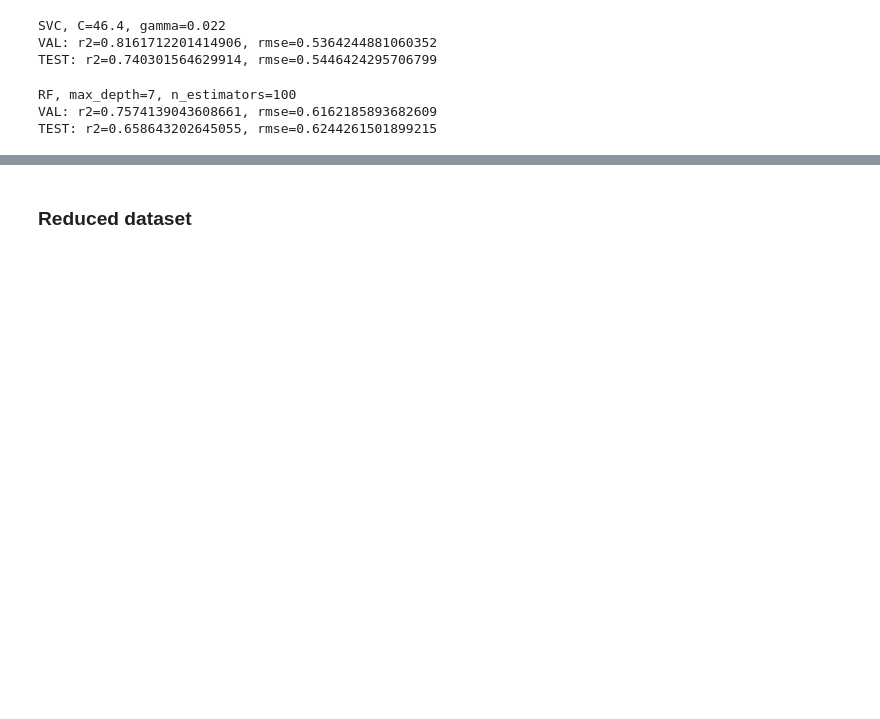
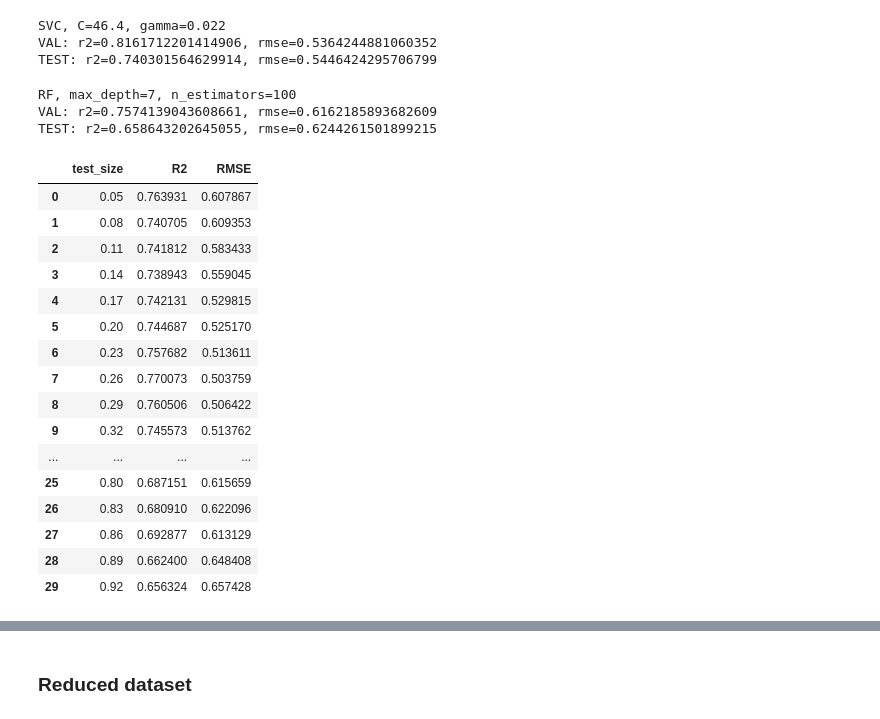
Before and after one commit to M3lo00/TOML_Homeworks, a Jupyter notebook: Homework3-4/model_training.ipynb, the cells around one changed output, grey strips where cells are left out. Drawn from its saved outputs; the diff is of its cells as text; code cells hidden in the pictures; blank space fills up the shorter version.

```diff
--- a/Homework3-4/model_training.ipynb
+++ b/Homework3-4/model_training.ipynb
@@ -593,0 +610,21 @@ TEST: r2=0.658643202645055, rmse=0.6244261501899215
+# %%
+df = pd.DataFrame(res, columns=['test_size', 'R2', 'RMSE'])
+df
+# %% [output]
+|  | test_size | R2 | RMSE |
+| 0 | 0.05 | 0.763931 | 0.607867 |
+| 1 | 0.08 | 0.740705 | 0.609353 |
+| 2 | 0.11 | 0.741812 | 0.583433 |
+| 3 | 0.14 | 0.738943 | 0.559045 |
+| 4 | 0.17 | 0.742131 | 0.529815 |
+| 5 | 0.20 | 0.744687 | 0.525170 |
+| 6 | 0.23 | 0.757682 | 0.513611 |
+| 7 | 0.26 | 0.770073 | 0.503759 |
+| 8 | 0.29 | 0.760506 | 0.506422 |
+| 9 | 0.32 | 0.745573 | 0.513762 |
+| ... | ... | ... | ... |
+| 25 | 0.80 | 0.687151 | 0.615659 |
+| 26 | 0.83 | 0.680910 | 0.622096 |
+| 27 | 0.86 | 0.692877 | 0.613129 |
+| 28 | 0.89 | 0.662400 | 0.648408 |
+| 29 | 0.92 | 0.656324 | 0.657428 |
```
Also changed, not shown: parts of 4 cells of this notebook, 2 other files.
